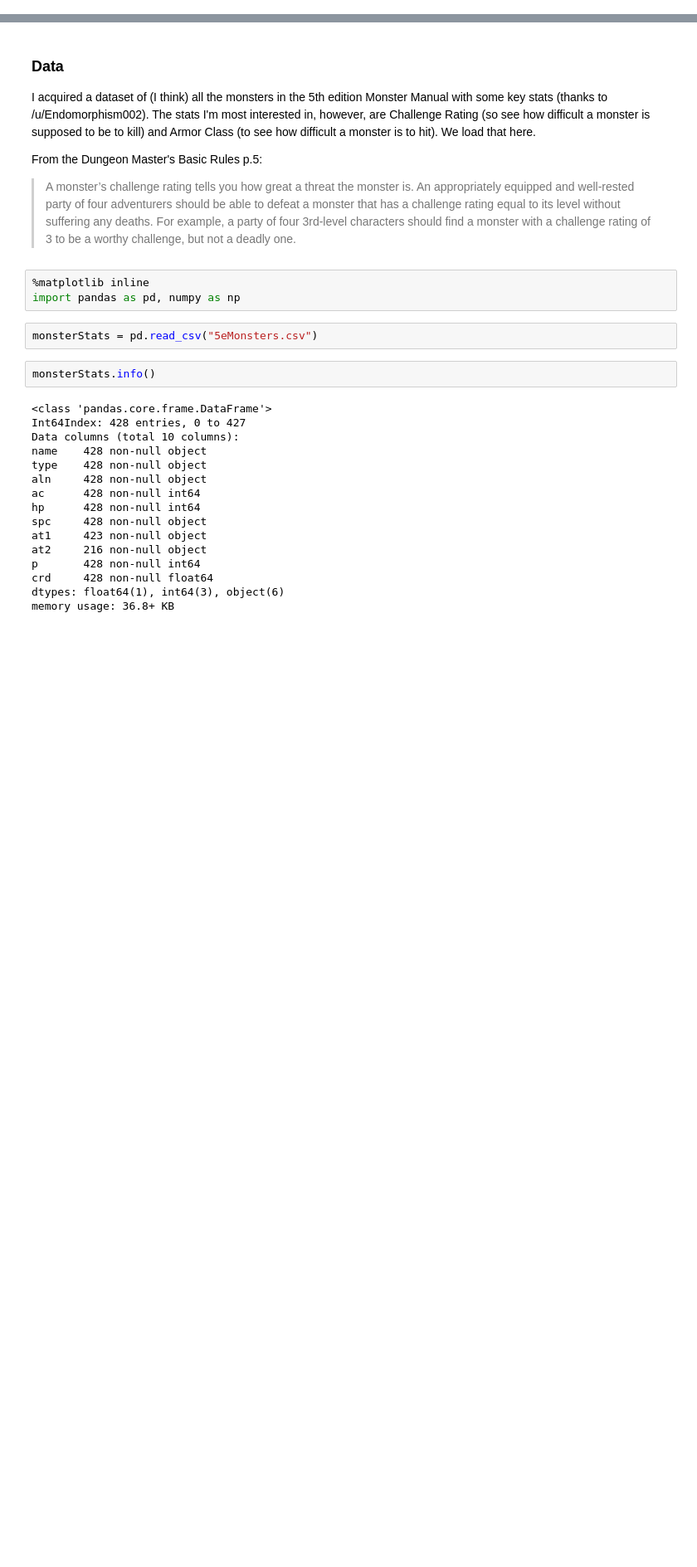
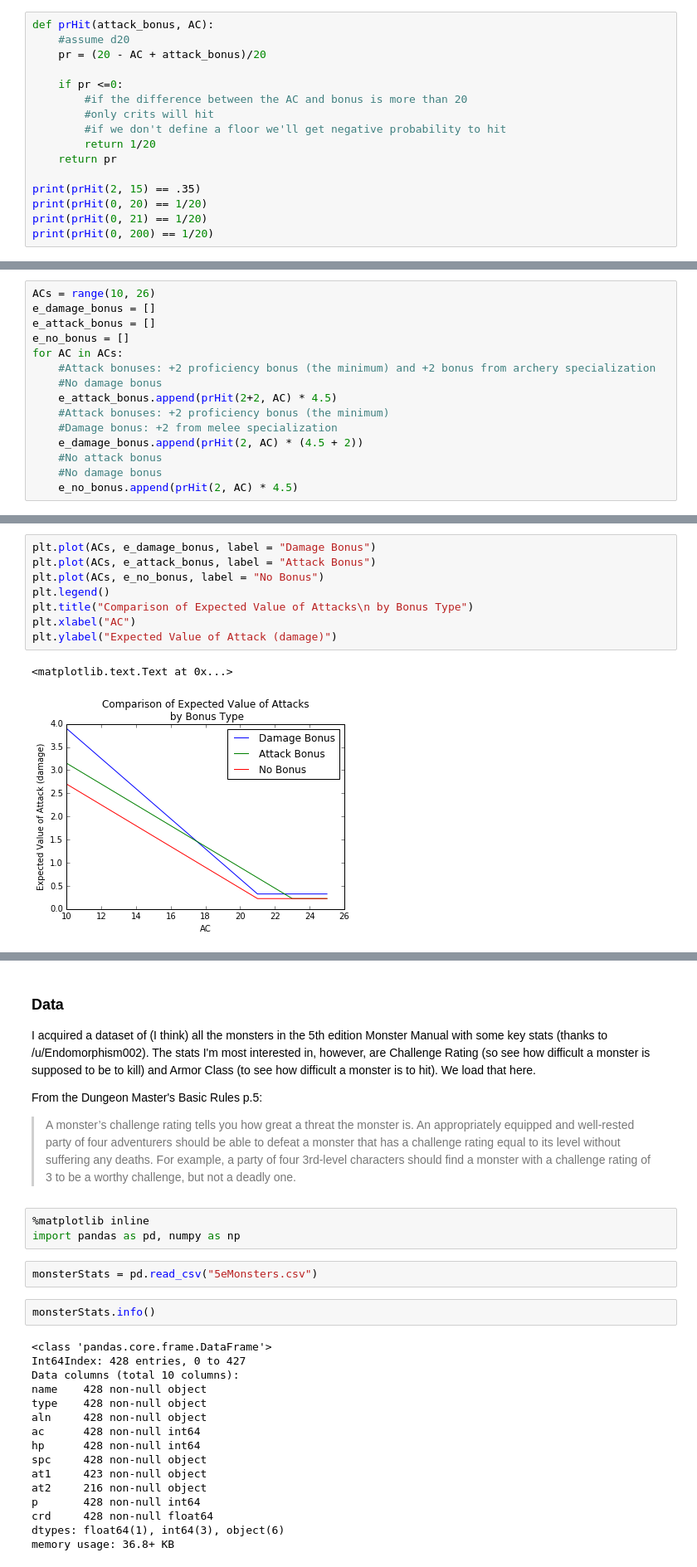
Before and after one commit to dails08/cobra-eligible, a Jupyter notebook: Dungeons and Data.ipynb, the cells around one changed output, grey strips where cells are left out. Shown at 83% size. Cells and saved outputs as stored; diff of their text form; blank space fills up the shorter version.

Commit message:
Progress on bonus analysis

```diff
--- a/Dungeons and Data.ipynb
+++ b/Dungeons and Data.ipynb
@@ -8,0 +115,16 @@ Having played for several years since the release of 3rd edition I find myself p
+# %%
+def prHit(attack_bonus, AC):
+    #assume d20
+    pr = (20 - AC + attack_bonus)/20
+
+    if pr <=0:
+        #if the difference between the AC and bonus is more than 20
+        #only crits will hit
+        #if we don't define a floor we'll get negative probability to hit
+        return 1/20
+    return pr
+
+print(prHit(2, 15) == .35)
+print(prHit(0, 20) == 1/20)
+print(prHit(0, 21) == 1/20)
+print(prHit(0, 200) == 1/20)
@@ -8,0 +136,15 @@ Having played for several years since the release of 3rd edition I find myself p
+# %%
+ACs = range(10, 26)
+e_damage_bonus = []
+e_attack_bonus = []
+e_no_bonus = []
+for AC in ACs:
+    #Attack bonuses: +2 proficiency bonus (the minimum) and +2 bonus from archery specialization
+    #No damage bonus
+    e_attack_bonus.append(prHit(2+2, AC) * 4.5)
+    #Attack bonuses: +2 proficiency bonus (the minimum)
+    #Damage bonus: +2 from melee specialization
+    e_damage_bonus.append(prHit(2, AC) * (4.5 + 2))
+    #No attack bonus
+    #No damage bonus
+    e_no_bonus.append(prHit(2, AC) * 4.5)
@@ -8,0 +159,11 @@ Having played for several years since the release of 3rd edition I find myself p
+# %%
+plt.plot(ACs, e_damage_bonus, label = "Damage Bonus")
+plt.plot(ACs, e_attack_bonus, label = "Attack Bonus")
+plt.plot(ACs, e_no_bonus, label = "No Bonus")
+plt.legend()
+plt.title("Comparison of Expected Value of Attacks\n by Bonus Type")
+plt.xlabel("AC")
+plt.ylabel("Expected Value of Attack (damage)")
+# %% [output]
+<matplotlib.text.Text at 0x...>
+[figure, added]
```
Also changed, not shown: parts of 29 cells of this notebook.
